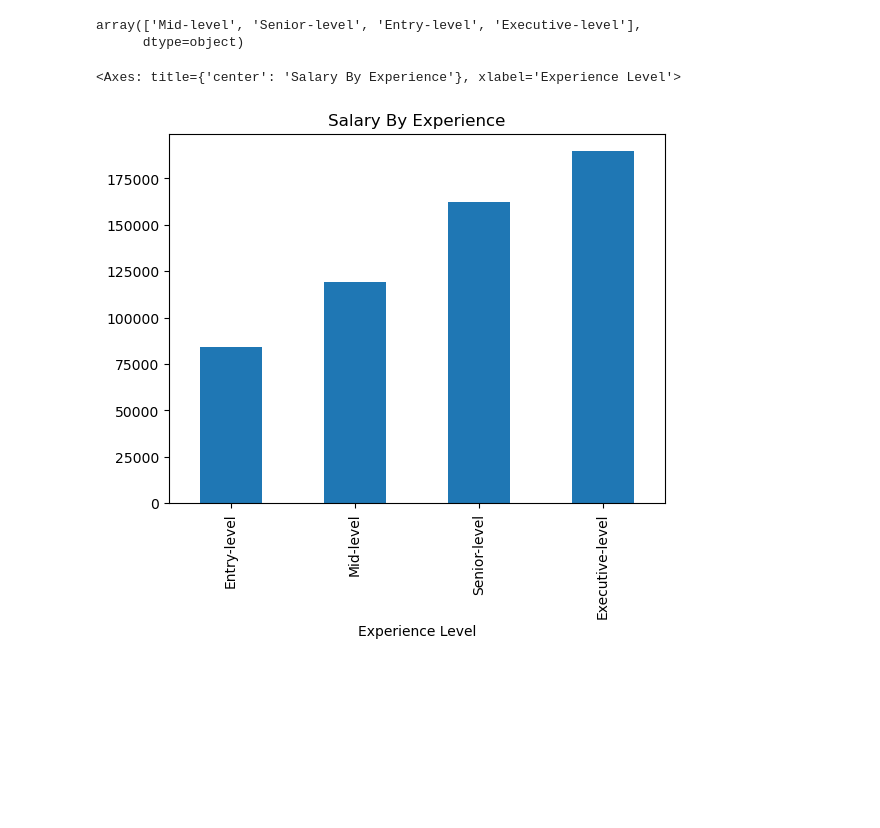
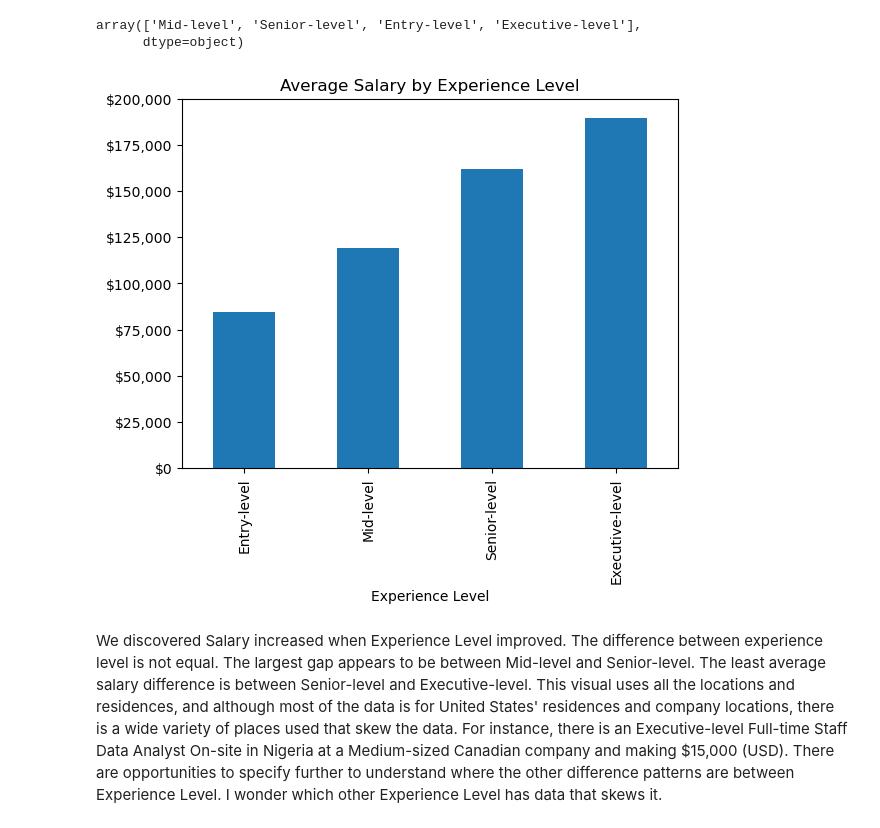
Before and after one commit to sellerstx1982/data_science_salaries, a Jupyter notebook: Data Science Salaries.ipynb, the cells around one changed output. Saved outputs shown, nothing was run; the diff lists cells and outputs as text; code cells hidden in the pictures; blank space fills up the shorter version.

```diff
--- a/Data Science Salaries.ipynb
+++ b/Data Science Salaries.ipynb
@@ -51,13 +51,31 @@ df['Experience Level'].unique()
 # %% [output]
 array(['Mid-level', 'Senior-level', 'Entry-level', 'Executive-level'],
       dtype=object)
-# %%
-#Plot the income to the experience level
-income_experience_df = df.groupby('Experience Level')['Salary in USD'].mean().sort_values()
-income_experience_df.plot(kind='bar', title='salary by experience'.title())
-# %% [output]
-<Axes: title={'center': 'Salary By Experience'}, xlabel='Experience Level'>
-[figure, removed]
+# %%
+# Group by `Experience Level` and calculate the mean of `Salary in USD`
+income_experience_df = df.groupby('Experience Level')['Salary in USD'].mean()
+
+# Sort the values in ascending order
+income_experience_df = income_experience_df.sort_values()
+
+# Create a bar plot using the sorted values
+income_experience_df.plot(kind='bar', title='Average Salary by Experience Level')
+
+# Get the current y-tick values
+y_ticks = plt.yticks()[0]
+
+# Format the y-tick values as dollars
+formatted_y_ticks = [f'${int(tick):,}' for tick in y_ticks]
+
+# Update the y-ticks with the formatted values
+plt.yticks(y_ticks, formatted_y_ticks)
+
+# Display the plot
+plt.show()
+# %% [output]
+[figure, added]
+# %% [markdown]
+We discovered Salary increased when Experience Level improved. The difference between experience level is not equal. The largest gap appears to be between Mid-level and Senior-level. The least average salary difference is between Senior-level and Executive-level. This visual uses all the locations and residences, and although most of the data is for United States' residences and company locations, there is a wide variety of places used that skew the data. For instance, there is an Executive-level Full-time Staff Data Analyst On-site in Nigeria at a Medium-sized Canadian company and making $15,000 (USD). There are opportunities to specify further to understand where the other difference patterns are between Experience Level. I wonder which other Experience Level has data that skews it.
 # %%
 top_5_job_titles = df['Job Title'].value_counts().head(5).index
 top_5_df = df[df['Job Title'].isin(top_5_job_titles)]
```
Also changed, not shown: parts of 5 cells of this notebook.
